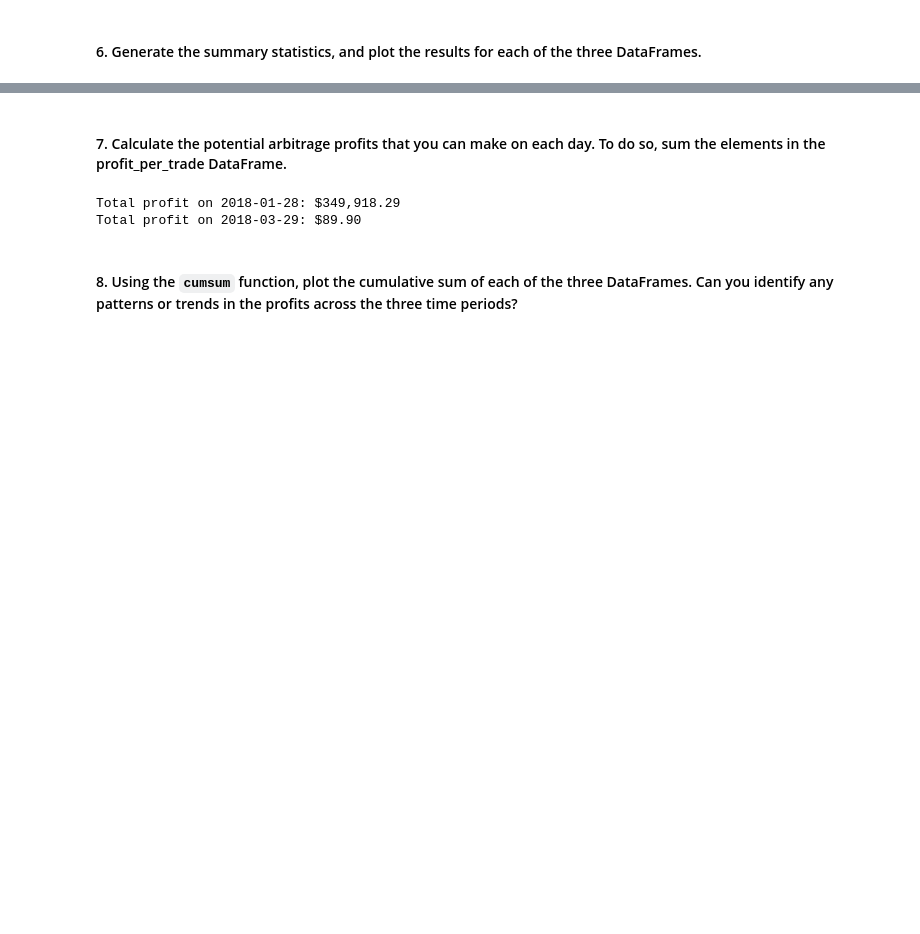
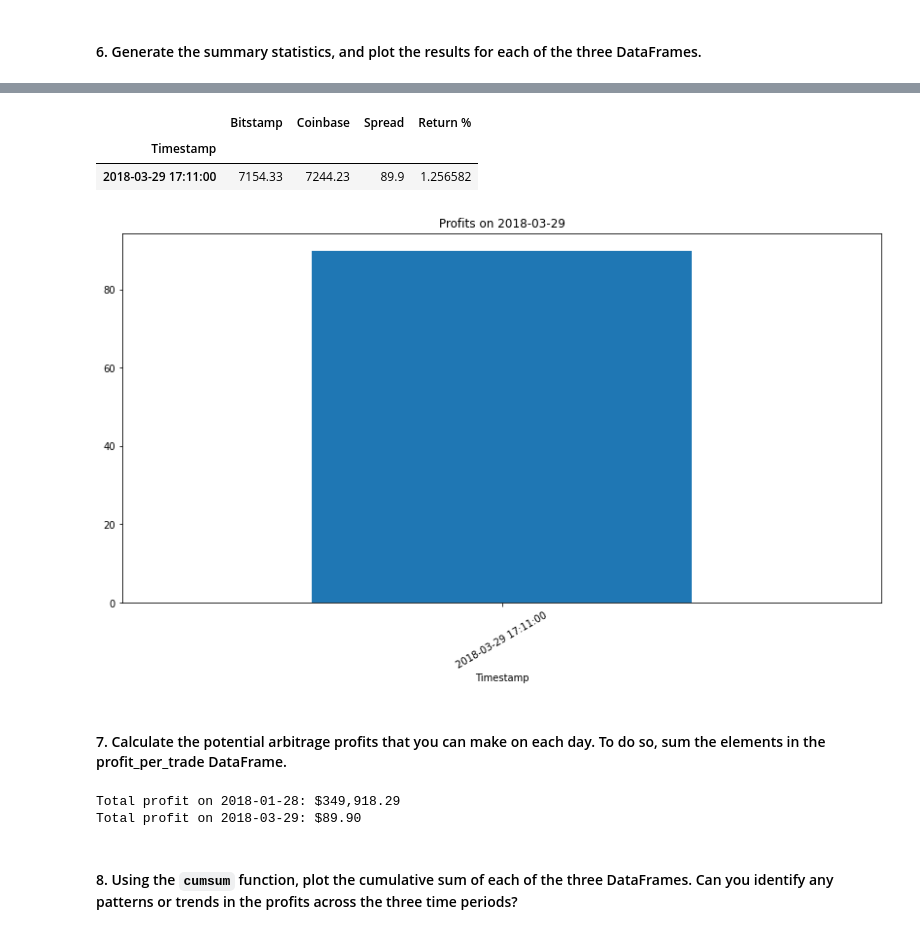
Before and after one commit to rdillens/03_Arbitrage_Opportunities, a Jupyter notebook: crypto_arbitrage.ipynb, the cells around one changed output, grey strips where cells are left out. Saved outputs shown, nothing was run; the diff lists cells and outputs as text; code cells hidden in the pictures; blank space fills up the shorter version.

```diff
--- a/crypto_arbitrage.ipynb
+++ b/crypto_arbitrage.ipynb
@@ -769,3 +813,16 @@ profit_late.plot(figsize=(14,7), title=title)
+# %%
+# Plot the results for the late profit per trade DataFrame
+display(profitable_trades_late)
+if profitable_trades_late['Spread'].count() > 0:
+    title = f"Profits on {late_start_date}"
+    profit_late.plot(kind='bar', figsize=(14,7), title=title, rot=30)
+else:
+    print(f"No profitable trades to plot!")
+# %% [output]
+|  | Bitstamp | Coinbase | Spread | Return % |
+| Timestamp |  |  |  |  |
+| 2018-03-29 17:11:00 | 7154.33 | 7244.23 | 89.9 | 1.256582 |
+[figure, added]
 # %% [markdown]
 #### 7. Calculate the potential arbitrage profits that you can make on each day. To do so, sum the elements in the profit_per_trade DataFrame.
 # %%
```
Also changed, not shown: parts of 13 cells of this notebook.
